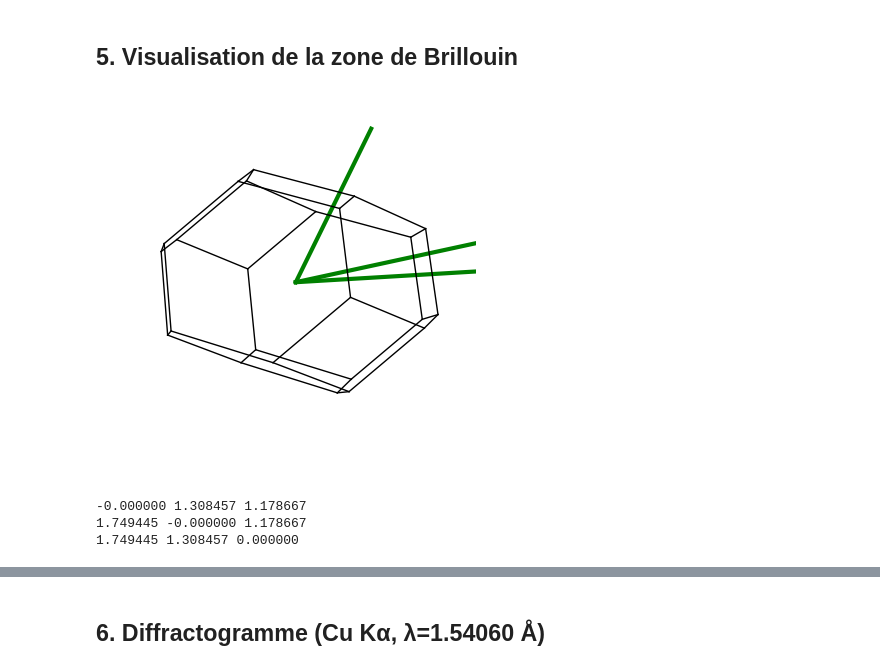
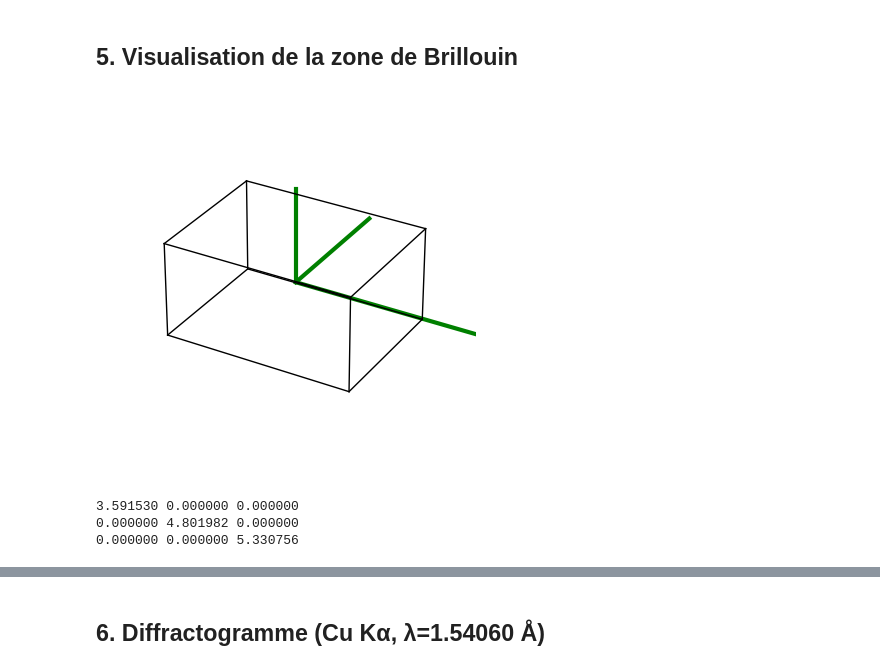
Before and after one commit to yousyou/Projet-LMAPR1492, a Jupyter notebook: notebook_materiaux.ipynb, the cells around one changed output, grey strips where cells are left out. Saved outputs shown, nothing was run; the diff lists cells and outputs as text; code cells hidden in the pictures.

```diff
--- a/notebook_materiaux.ipynb
+++ b/notebook_materiaux.ipynb
@@ -416,21 +419,13 @@ Coordonnées de l'atome de lithium après l'opération de symétrie: [0.5
 # %% [markdown]
 ## 5. Visualisation de la zone de Brillouin
 # %%
-from pymatgen.symmetry.analyzer import SpacegroupAnalyzer
 from pymatgen.electronic_structure.plotter import plot_brillouin_zone
 
-# Trouver la maille primitive correcte
-sga = SpacegroupAnalyzer(structure)
-primitive_structure = sga.get_primitive_standard_structure()
-
-# Lattice réciproque de la primitive
-reciprocal_lattice = primitive_structure.lattice.reciprocal_lattice
-
-# Plot correct de la BZ
+reciprocal_lattice = structure.lattice.reciprocal_lattice
 plot_brillouin_zone(reciprocal_lattice)
-print(reciprocal_lattice)
+print(structure.lattice)
 # %% [output]
-[figure, old version]
+[figure, new version]
--0.000000 1.308457 1.178667
-1.749445 -0.000000 1.178667
-1.749445 1.308457 0.000000
+3.591530 0.000000 0.000000
+0.000000 4.801982 0.000000
+0.000000 0.000000 5.330756
```
Also changed, not shown: parts of 24 cells of this notebook.
